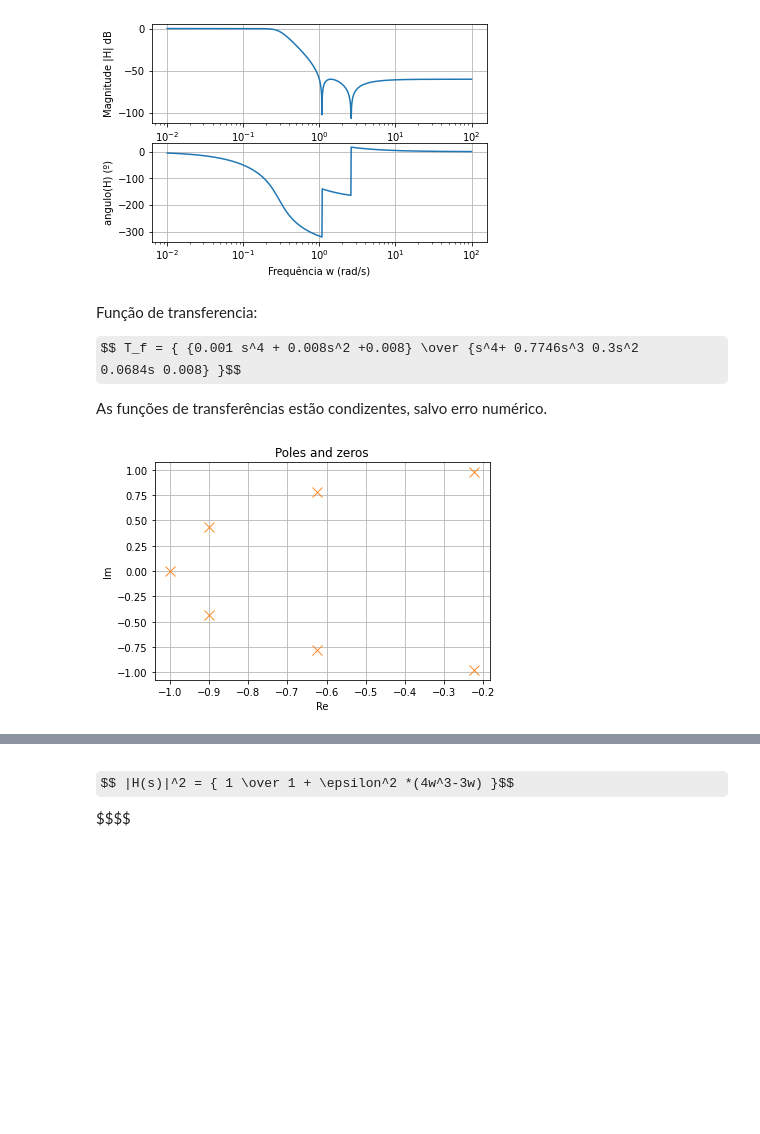
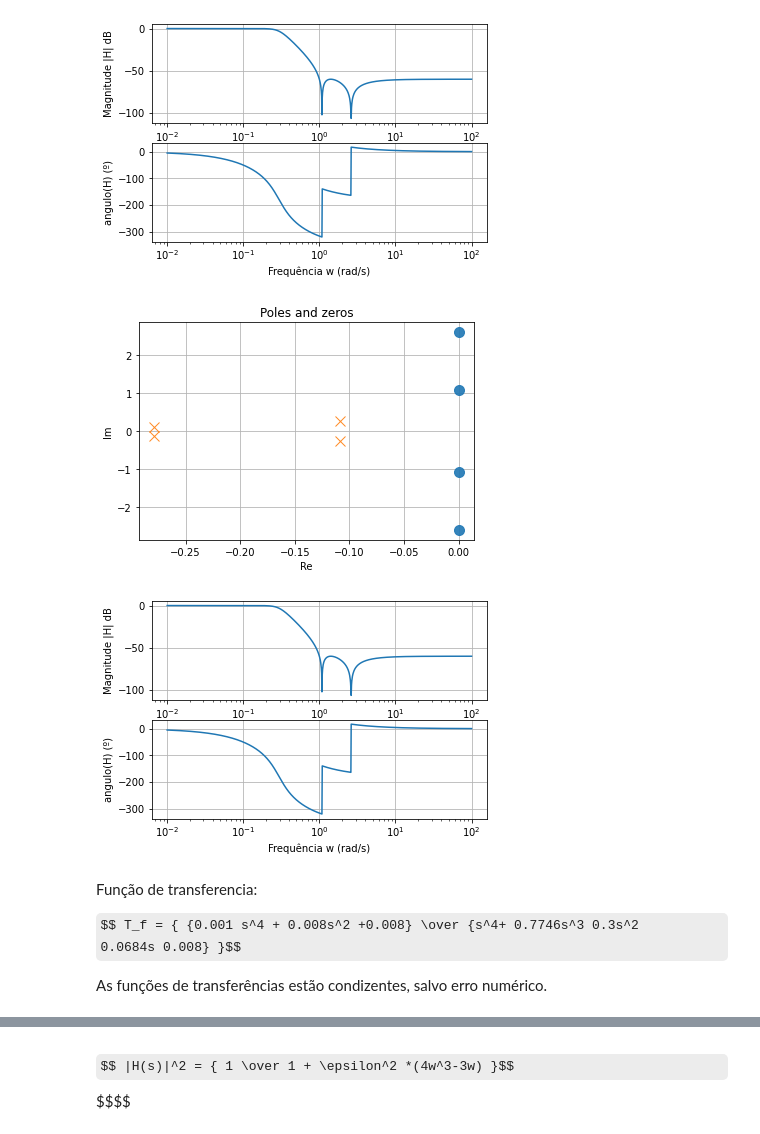
Before and after one commit to vic-torr/procsim, a Jupyter notebook: tp1/codigo/TP_1.ipynb, the cells around one changed output, grey strips where cells are left out. Drawn from its saved outputs; the diff is of its cells as text; code cells hidden in the pictures; some formulas as TeX source; blank space fills up the shorter version.

```diff
--- a/tp1/codigo/TP_1.ipynb
+++ b/tp1/codigo/TP_1.ipynb
@@ -185,6 +176,14 @@ Dem:[1.     0.7746 0.3    0.0684 0.008 ]
 bode_from_tf(num,den,-2,2)
 # %% [output]
 [figure]
+# %%
+z,p,k = cheby2(N=4,rs=60, Wn=1,btype='low', output='zpk',analog=True)
+plot_zpk(z,p,k)
+num, den = zpk2tf(zeros_cheb,poles_cheb,k)
+bode_from_tf(num,den,-2,2)
+# %% [output]
+[figure, added]
+[figure, added]
 # %% [markdown]
 Função de transferencia:
 
@@ -193,7 +192,3 @@ $$ T_f = { {0.001 s^4 + 0.008s^2 +0.008} \over {s^4+ 0.7746s^3 0.3s^2    0.0684s
 
 
 As funções de transferências estão condizentes, salvo erro numérico.
-# %%
-plot_zpk(z,p,k)
-# %% [output]
-[figure, removed]
```
Also changed, not shown: parts of 25 cells of this notebook, 1 other file.
